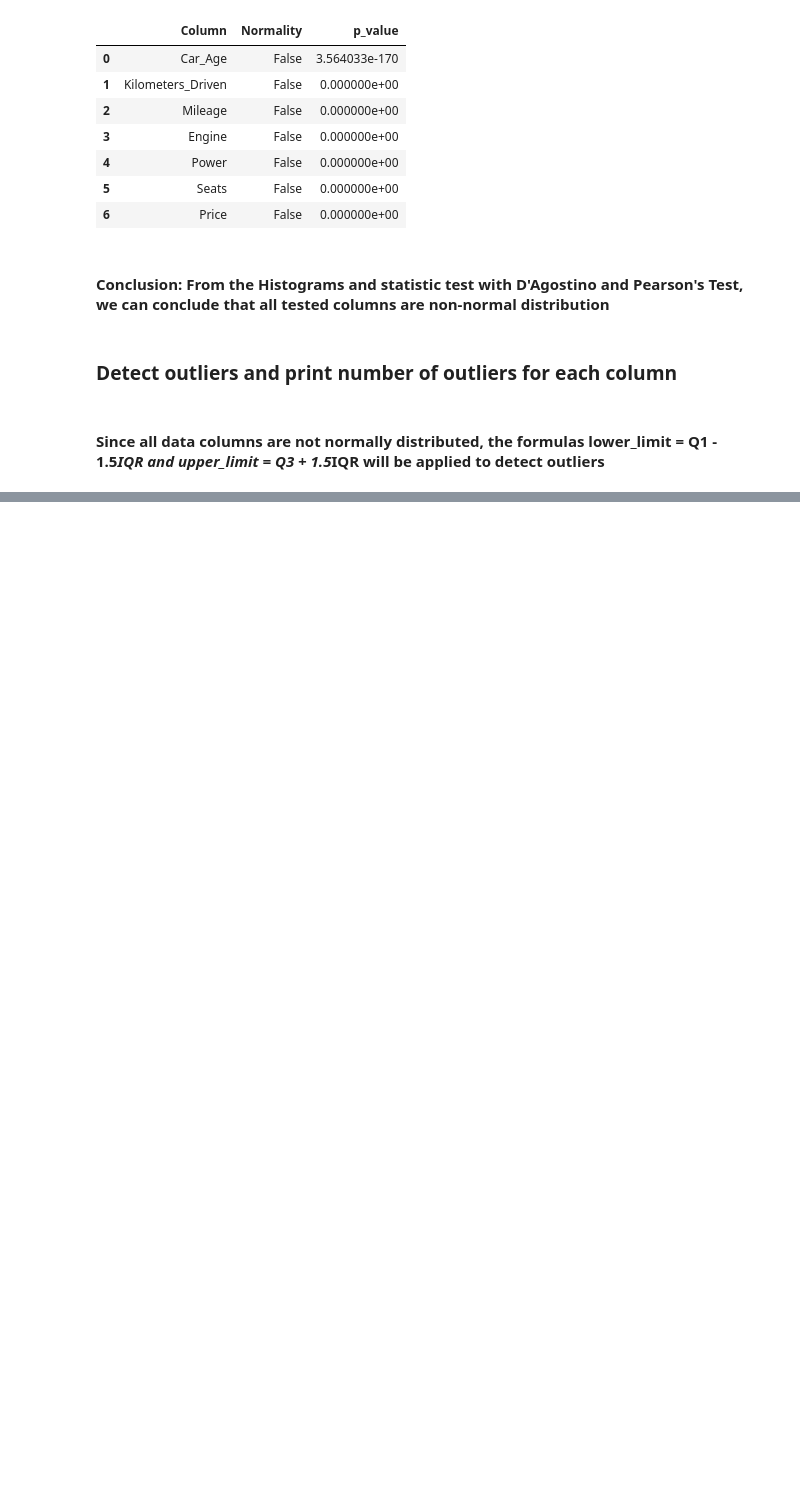
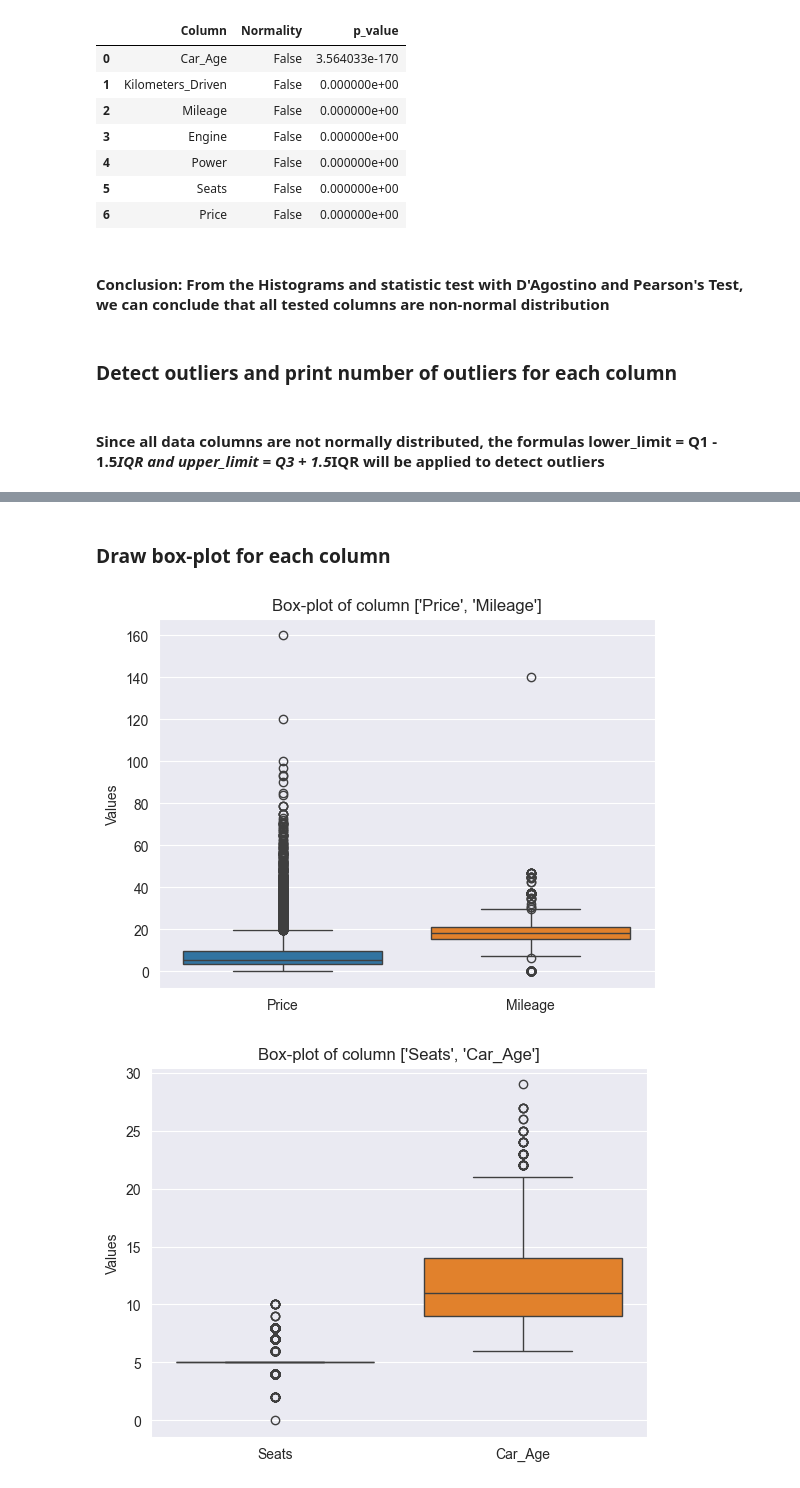
Before and after one commit to thuyluu9595/CMPE-255, a Jupyter notebook: Assignment01.ipynb, the cells around one changed output, grey strips where cells are left out. Saved outputs shown, nothing was run; the diff lists cells and outputs as text; code cells hidden in the pictures; blank space fills up the shorter version.

```diff
--- a/Assignment01.ipynb
+++ b/Assignment01.ipynb
@@ -291,0 +350,23 @@ normality_test_result.head(len(column_list))
+# %% [markdown]
+### Draw box-plot for each column
+# %%
+# Draw box-plots
+def draw_boxplot(df, columns):
+    data = []
+    for col in columns:
+        data.append(df[col].dropna())
+
+    sns.boxplot(data)
+    plt.ylabel('Values')
+    plt.title(f'Box-plot of column {columns}')
+    plt.xticks(columns)
+    plt.show()
+
+draw_boxplot(df, ['Price', 'Mileage'])
+draw_boxplot(df, ['Seats', 'Car_Age'])
+draw_boxplot(df, ['Engine'])
+draw_boxplot(df, ['Power'])
+draw_boxplot(df, ['Kilometers_Driven'])
+# %% [output]
+[figure, added]
+[figure, added]
```
Also changed, not shown: parts of 6 cells of this notebook.
